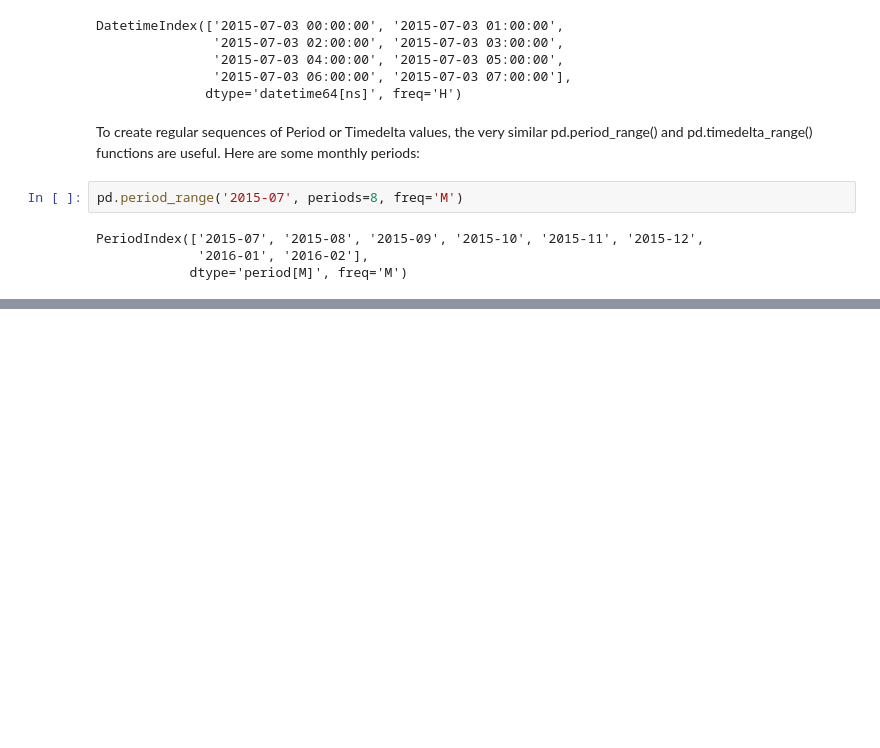
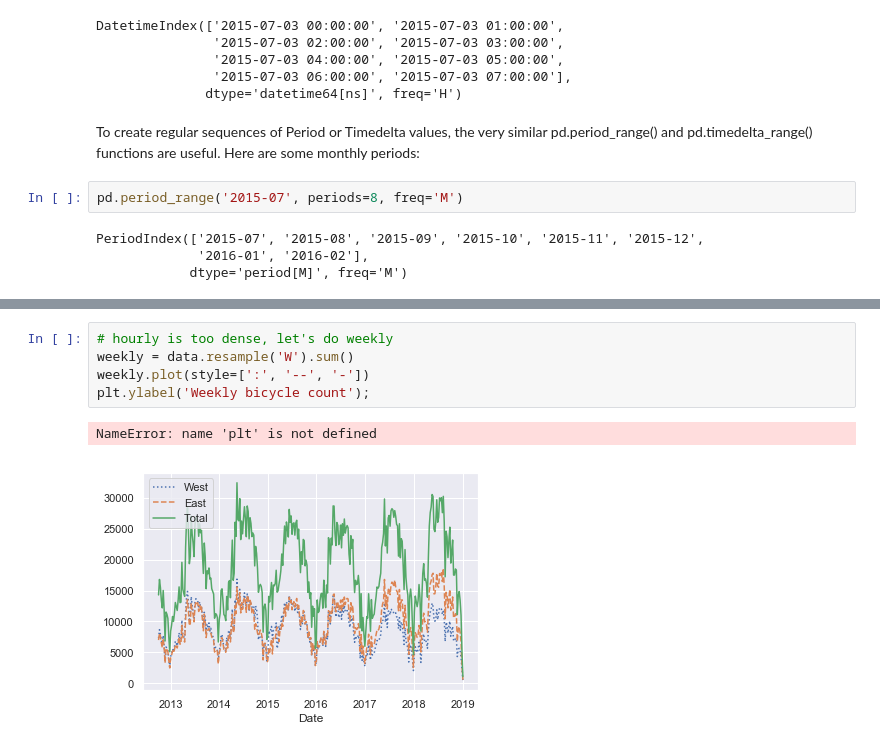
Before and after one commit to GiuseppeBaldini/Python-DS-Handbook, a Jupyter notebook: 3.Pandas/03.11 - Working with Time Series.ipynb, the cells around one changed output, grey strips where cells are left out. Saved outputs shown, nothing was run; the diff lists cells and outputs as text; blank space fills up the shorter version.

```diff
--- a/3.Pandas/03.11 - Working with Time Series.ipynb
+++ b/3.Pandas/03.11 - Working with Time Series.ipynb
@@ -184,0 +267,8 @@ PeriodIndex(['2015-07', '2015-08', '2015-09', '2015-10', '2015-11', '2015-12',
+# %%
+# hourly is too dense, let's do weekly
+weekly = data.resample('W').sum()
+weekly.plot(style=[':', '--', '-'])
+plt.ylabel('Weekly bicycle count');
+# %% [output]
+NameError: name 'plt' is not defined
+[figure, added]
```
Also changed, not shown: parts of 18 cells of this notebook, 1 other file.
